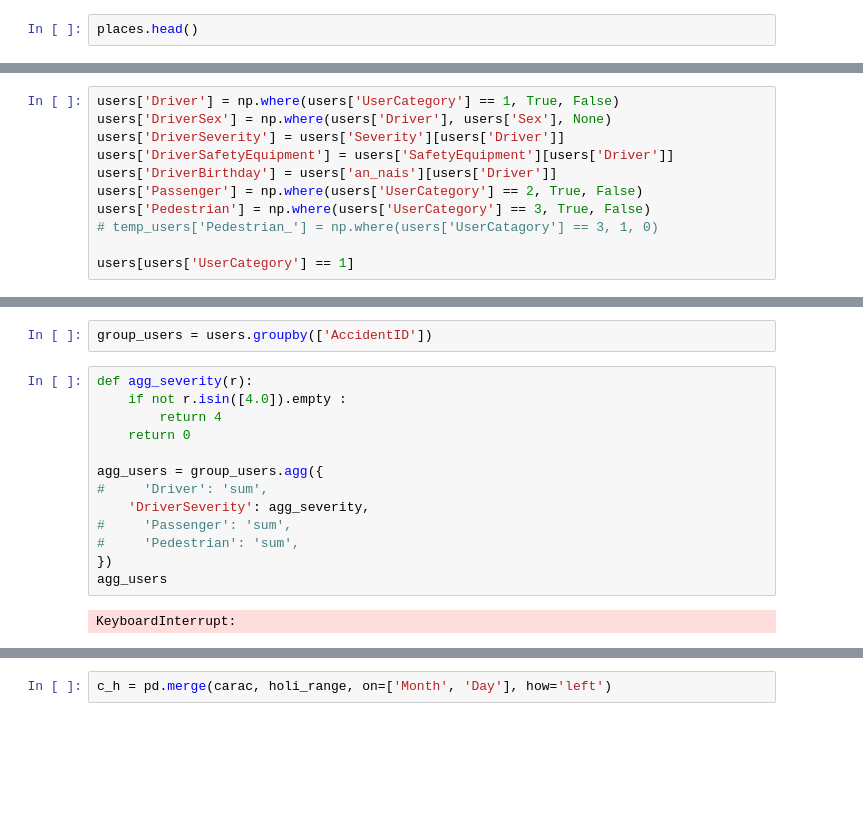
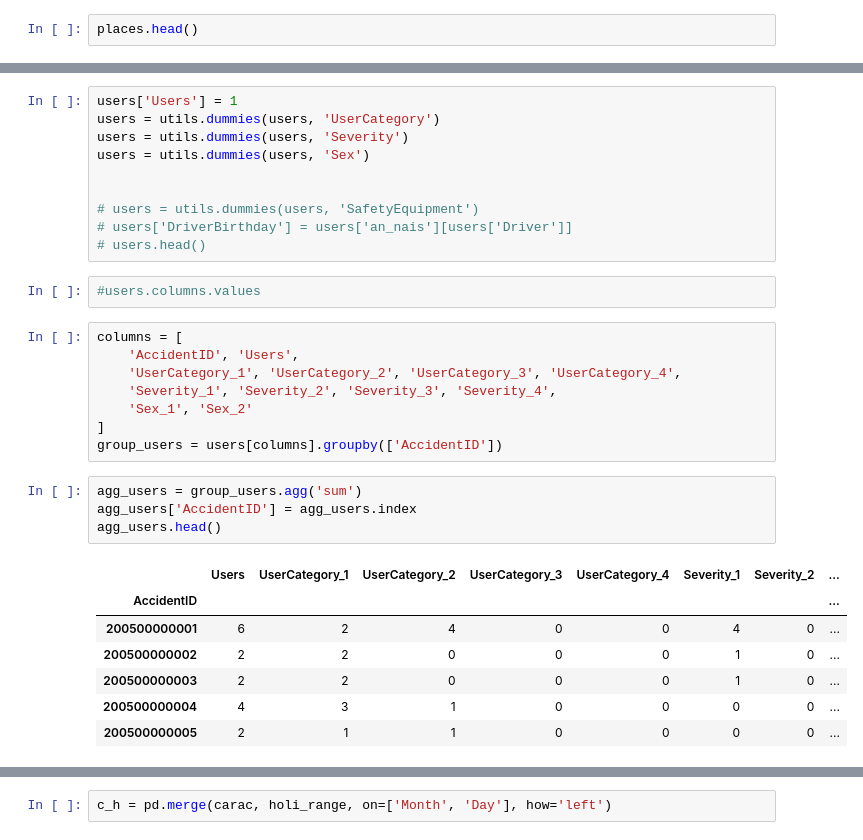
Before and after one commit to tera-hackthon/tera-hackthon, a Jupyter notebook: preprocessing.ipynb, the cells around one changed output, grey strips where cells are left out. Drawn from its saved outputs; the diff is of its cells as text; blank space fills up the shorter version.

```diff
--- a/preprocessing.ipynb
+++ b/preprocessing.ipynb
@@ -86,11 +78,0 @@ users.head()
-# %%
-users['Driver'] = np.where(users['UserCategory'] == 1, True, False)
-users['DriverSex'] = np.where(users['Driver'], users['Sex'], None)
-users['DriverSeverity'] = users['Severity'][users['Driver']]
-users['DriverSafetyEquipment'] = users['SafetyEquipment'][users['Driver']]
-users['DriverBirthday'] = users['an_nais'][users['Driver']]
-users['Passenger'] = np.where(users['UserCategory'] == 2, True, False)
-users['Pedestrian'] = np.where(users['UserCategory'] == 3, True, False)
-# temp_users['Pedestrian_'] = np.where(users['UserCatagory'] == 3, 1, 0)
-
-users[users['UserCategory'] == 1]
@@ -139,19 +79,34 @@ dtype: object
-# %%
-group_users = users.groupby(['AccidentID'])
-# %%
-def agg_severity(r):
-    if not r.isin([4.0]).empty :
-        return 4
-    return 0
-
-agg_users = group_users.agg({
-#     'Driver': 'sum',
-    'DriverSeverity': agg_severity,
-#     'Passenger': 'sum',
-#     'Pedestrian': 'sum',
-})
-agg_users
-# %% [output]
-KeyboardInterrupt:
+# %%
+users['Users'] = 1
+users = utils.dummies(users, 'UserCategory')
+users = utils.dummies(users, 'Severity')
+users = utils.dummies(users, 'Sex')
+
+
+# users = utils.dummies(users, 'SafetyEquipment')
+# users['DriverBirthday'] = users['an_nais'][users['Driver']]
+# users.head()
+# %%
+#users.columns.values
+# %%
+columns = [
+    'AccidentID', 'Users',
+    'UserCategory_1', 'UserCategory_2', 'UserCategory_3', 'UserCategory_4',
+    'Severity_1', 'Severity_2', 'Severity_3', 'Severity_4',
+    'Sex_1', 'Sex_2'
+]
+group_users = users[columns].groupby(['AccidentID'])
+# %%
+agg_users = group_users.agg('sum')
+agg_users['AccidentID'] = agg_users.index
+agg_users.head()
+# %% [output]
+|  | Users | UserCategory_1 | UserCategory_2 | UserCategory_3 | UserCategory_4 | Severity_1 | Severity_2 | ... |
+| AccidentID |  |  |  |  |  |  |  | ... |
+| 200500000001 | 6 | 2 | 4 | 0 | 0 | 4 | 0 | ... |
+| 200500000002 | 2 | 2 | 0 | 0 | 0 | 1 | 0 | ... |
+| 200500000003 | 2 | 2 | 0 | 0 | 0 | 1 | 0 | ... |
+| 200500000004 | 4 | 3 | 1 | 0 | 0 | 0 | 0 | ... |
+| 200500000005 | 2 | 1 | 1 | 0 | 0 | 0 | 0 | ... |
 # %%
 users[users['AccidentID'] == 200500000004]
```
Also changed, not shown: parts of 19 cells of this notebook, 3 other files.
